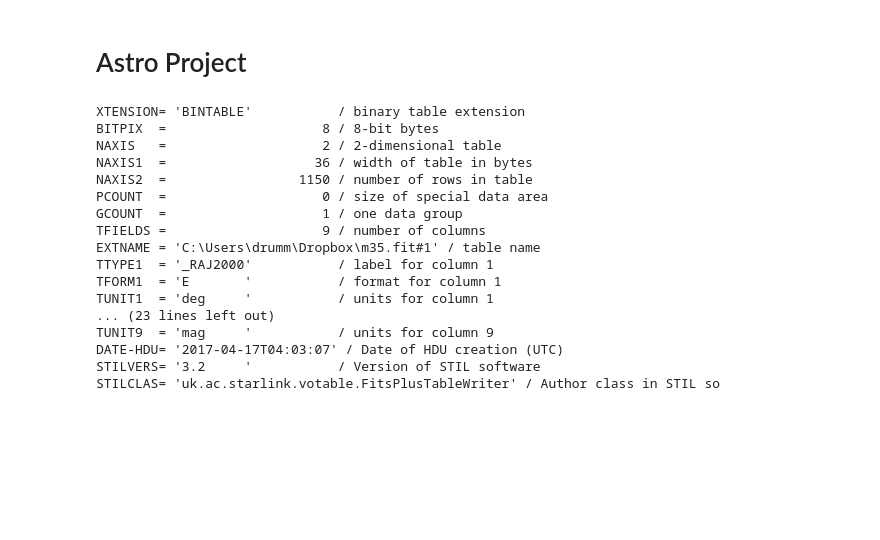
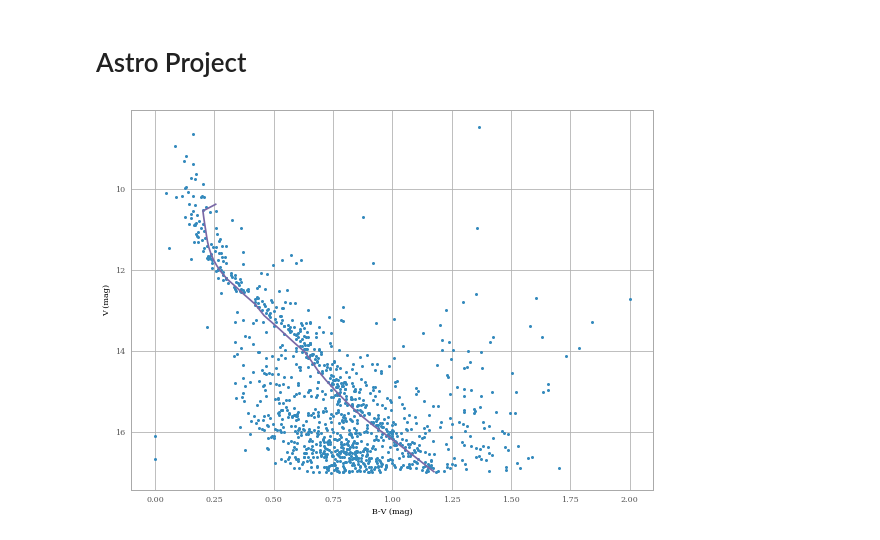
Before and after one commit to mileslucas/JupyterNotebooks, a Jupyter notebook: astro project/astro_project.ipynb, the cells around one changed output. Cells and saved outputs as stored; diff of their text form; code cells hidden in the pictures; blank space fills up the shorter version.

```diff
--- a/astro project/astro_project.ipynb
+++ b/astro project/astro_project.ipynb
@@ -27,25 +29,23 @@ try:
     hdulist = fits.open('data/m35.fit')
 except FileNotFoundError:
     print('Data file missing')
-# %%
-hdulist[1].header
-# %% [output]
-XTENSION= 'BINTABLE'           / binary table extension
-BITPIX  =                    8 / 8-bit bytes
-NAXIS   =                    2 / 2-dimensional table
-NAXIS1  =                   36 / width of table in bytes
-NAXIS2  =                 1150 / number of rows in table
-PCOUNT  =                    0 / size of special data area
-GCOUNT  =                    1 / one data group
-TFIELDS =                    9 / number of columns
-EXTNAME = 'C:\Users\drumm\Dropbox\m35.fit#1' / table name
-TTYPE1  = '_RAJ2000'           / label for column 1
-TFORM1  = 'E       '           / format for column 1
-TUNIT1  = 'deg     '           / units for column 1
-... (23 lines left out)
-TUNIT9  = 'mag     '           / units for column 9
-DATE-HDU= '2017-04-17T04:03:07' / Date of HDU creation (UTC)
-STILVERS= '3.2     '           / Version of STIL software
-STILCLAS= 'uk.ac.starlink.votable.FitsPlusTableWriter' / Author class in STIL so
 # %%
 data = pd.DataFrame(hdulist[1].data)
+isochrone = pd.DataFrame(hdulist[3].data)
+# %%
+isochrone['V'] = isochrone['Mv']+9.6+.255*3.086
+isochrone['B-V(cor)'] = isochrone['B-V']+.255
+mask = isochrone['V'] < max(data['Vmag'])
+
+plt.plot(data['B-V'], data['Vmag'], 'o', ms=2)
+plt.plot(isochrone['B-V(cor)'], isochrone['V'].where(mask), 'C1')
+plt.gca().invert_yaxis()
+plt.xlabel('B-V (mag)')
+plt.ylabel('V (mag)')
+
+
+# plt.gcf().set_size_inches(width, height)
+plt.tight_layout()
+plt.gcf().savefig('figs/b-v.pdf')
+# %% [output]
+[figure, added]
```
Also changed, not shown: parts of 7 cells of this notebook, 3 other files.
